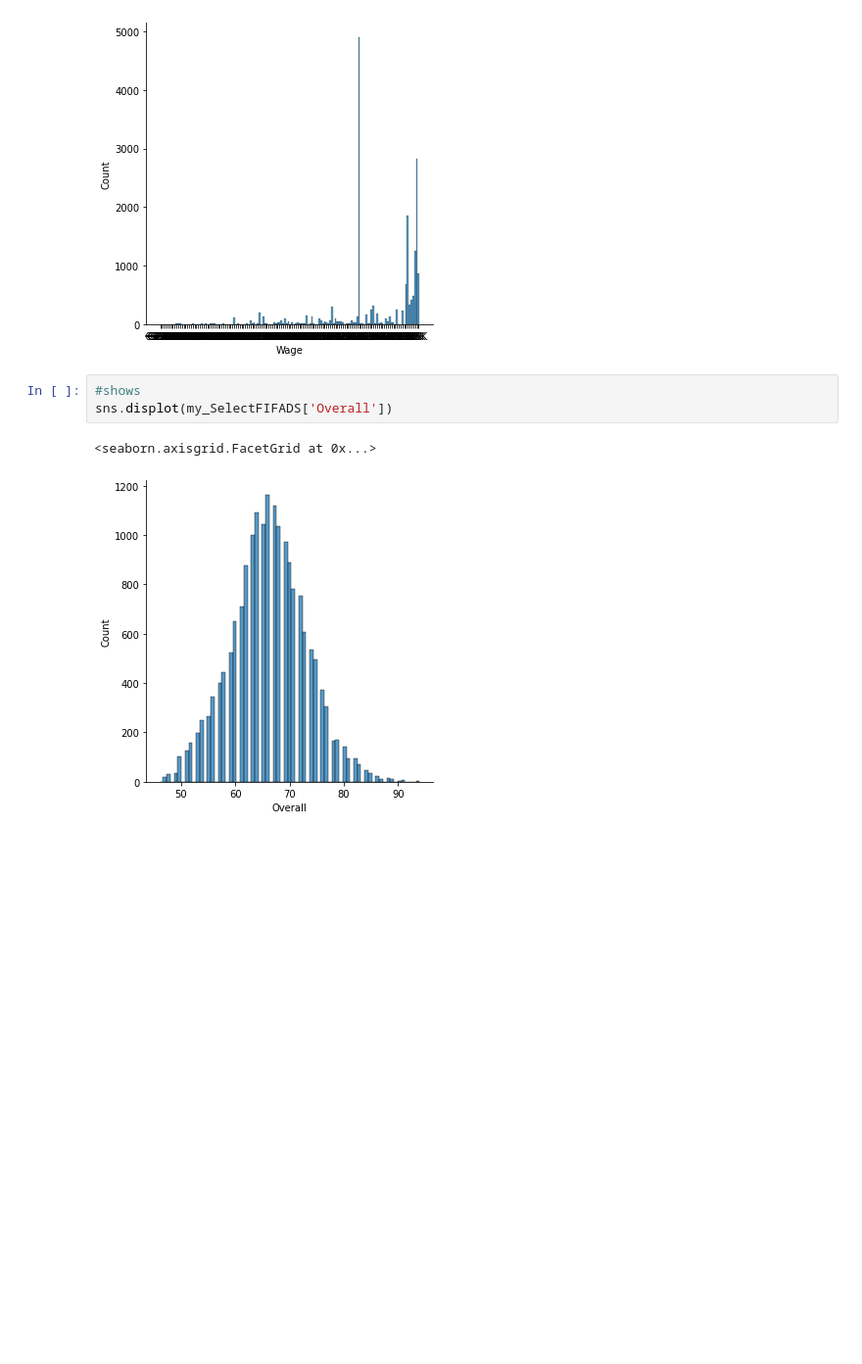
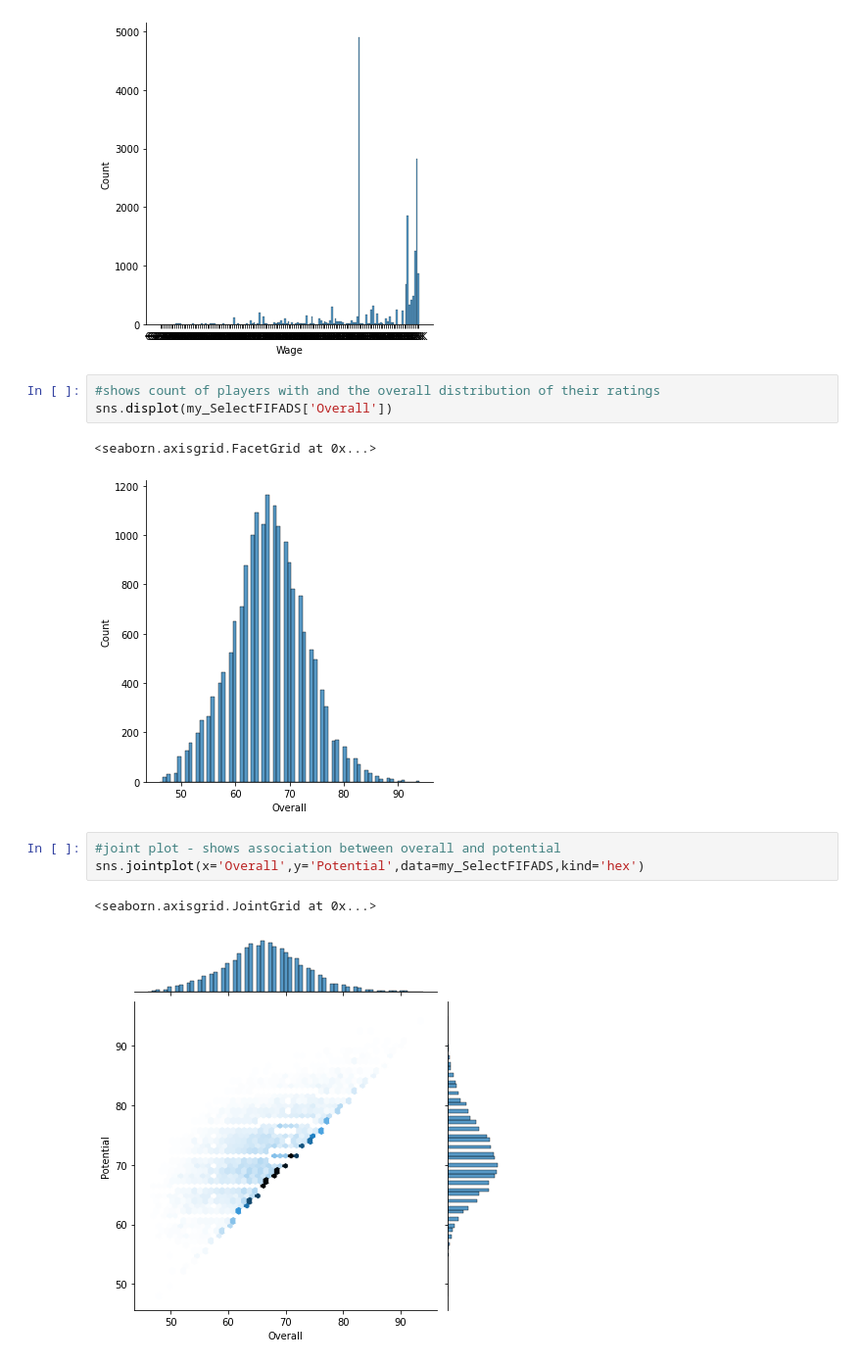
Before and after one commit to lionel5116/UpWorkStudiesPython, a Jupyter notebook: CaseStudyFIFA19.ipynb, the cells around one changed output. Shown: that part at 98% size. Saved outputs shown, nothing was run; the diff lists cells and outputs as text; blank space fills up the shorter version.

```diff
--- a/CaseStudyFIFA19.ipynb
+++ b/CaseStudyFIFA19.ipynb
@@ -172,8 +173,14 @@ sns.displot(my_SelectFIFADS['Wage'])
 <seaborn.axisgrid.FacetGrid at 0x...>
 [figure]
 # %%
-#shows
+#shows count of players with and the overall distribution of their ratings
 sns.displot(my_SelectFIFADS['Overall'])
 # %% [output]
 <seaborn.axisgrid.FacetGrid at 0x...>
 [figure]
+# %%
+#joint plot - shows association between overall and potential
+sns.jointplot(x='Overall',y='Potential',data=my_SelectFIFADS,kind='hex')
+# %% [output]
+<seaborn.axisgrid.JointGrid at 0x...>
+[figure, added]
```
Also changed, not shown: parts of 2 cells of this notebook.
